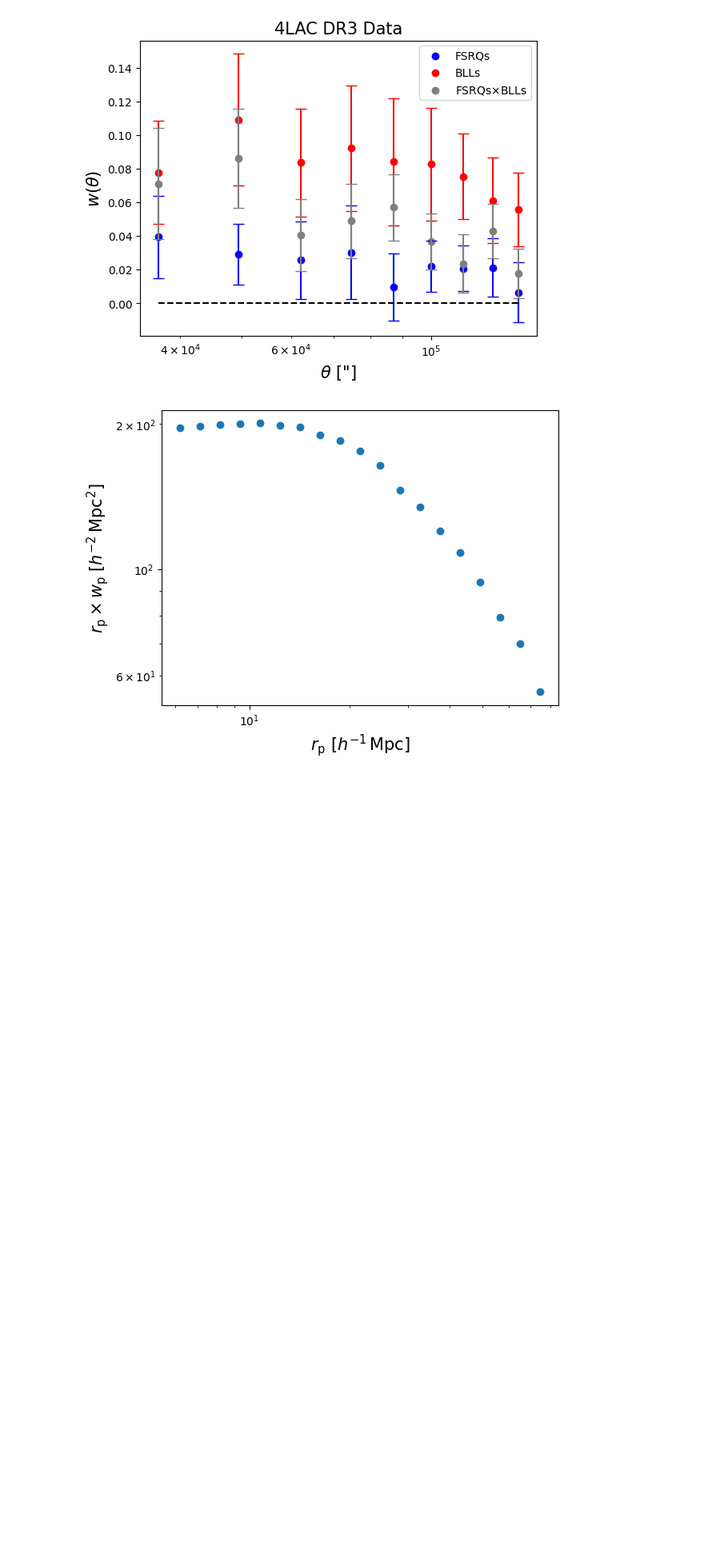
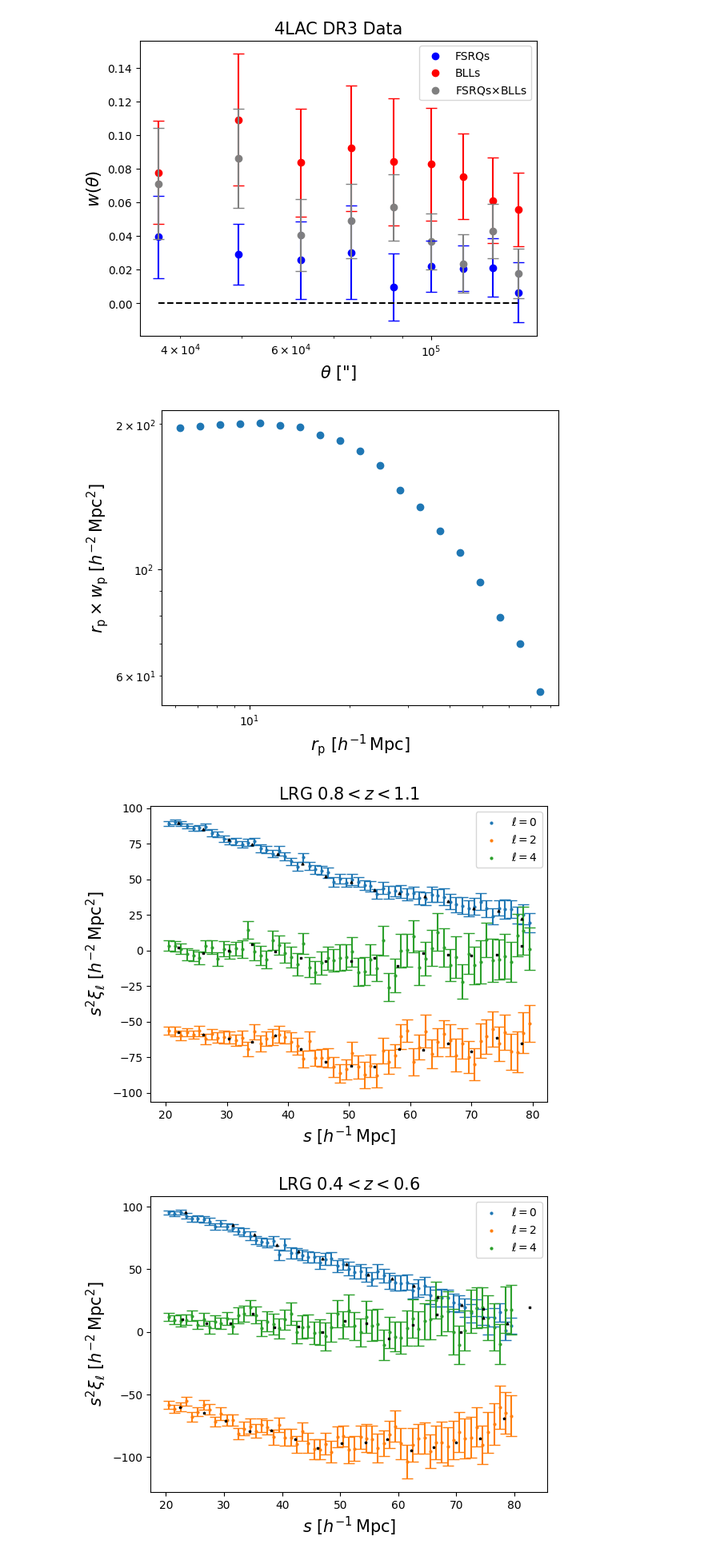
Before and after one commit to mctcampb/blazar_project, a Jupyter notebook: blazar_notebook.ipynb, the cells around one changed output. Shown at 80% size. Drawn from its saved outputs; the diff is of its cells as text; code cells hidden in the pictures; blank space fills up the shorter version.

```diff
--- a/blazar_notebook.ipynb
+++ b/blazar_notebook.ipynb
@@ -208,12 +217,6 @@ wp_desi = np.load('wp_desi.npy', allow_pickle = True).ravel()[0]
 # %%
 sep = wp_desi.sep[1:, 0]
 wp = wp_desi(pimax = 100.)[1:]
-dvecs = []
-
-#for i in wp_desi.realizations:
-#    dvecs.append(wp_desi.realization(i)(pimax = 100.)[1:]) # Code was missing jk realizations
-
-#cov = cov = np.cov(dvecs, rowvar = False, bias = True) * (len(wp_desi.realizations) - 1)
 # %%
 plt.scatter(sep, wp * sep)
 plt.xlabel(r'$r_{\mathrm{p}}\,\,[h^{-1}\,\mathrm{Mpc}]$', fontsize = 15)
@@ -222,3 +225,58 @@ plt.xscale('log')
 plt.yscale('log')
 # %% [output]
 [figure]
+# %%
+files = glob('eta_z*.npy')
+z_bin_dict = {'z1':[0.4, 0.6], 'z2':[0.6, 0.8], 'z3':[0.8, 1.1]}
+mu_midpts = (np.linspace(-1, 1, 200)[1:] + np.linspace(-1, 1, 200)[:-1]) / 2
+dx = mu_midpts[1] - mu_midpts[0]
+L2 = 0.5 * ((3 * (mu_midpts ** 2)) -1) # 2nd degree Legendre polynomial
+L4 = (1 / 8) * ((35 * (mu_midpts ** 4)) - (30 * (mu_midpts ** 2)) + 3) # 4th degree
+
+for f in files:
+    z_bin = f.split('_')[-1].replace('.npy', '')
+    bin_edges = z_bin_dict[z_bin]
+    eta = np.load(f, allow_pickle = True).ravel()[0]
+
+    ell_0 = 0.5 * np.sum(eta.corr * dx, axis = 1)
+    ell_2 = 2.5 * np.sum(eta.corr * L2 * dx, axis = 1)
+    ell_4 = 4.5 * np.sum(eta.corr * L4 * dx, axis = 1)
+
+    dvecs = np.empty((len(eta.realizations), len(ell_0), 3)) # Each column is a different variable
+
+    for i in eta.realizations:
+        corr = eta.realization(i).corr
+        ell_0_ = 0.5 * np.sum(corr * dx, axis = 1)
+        ell_2_ = 2.5 * np.sum(corr * L2 * dx, axis = 1)
+        ell_4_ = 4.5 * np.sum(corr * L4 * dx, axis = 1)
+
+        dvecs[i, :, 0] = ell_0_
+        dvecs[i, :, 1] = ell_2_
+        dvecs[i, :, 2] = ell_4_
+
+    err_0 = np.sqrt((np.cov(dvecs[:, :, 0], rowvar = False, bias = True) * (len(eta.realizations) - 1)).diagonal())
+    err_2 = np.sqrt((np.cov(dvecs[:, :, 1], rowvar = False, bias = True) * (len(eta.realizations) - 1)).diagonal())
+    err_4 = np.sqrt((np.cov(dvecs[:, :, 2], rowvar = False, bias = True) * (len(eta.realizations) - 1)).diagonal())
+
+    desi_0 = np.loadtxt('desi_' + z_bin + '_0.txt', delimiter = ',')
+    desi_2 = np.loadtxt('desi_' + z_bin + '_2.txt', delimiter = ',')
+    desi_4 = np.loadtxt('desi_' + z_bin + '_4.txt', delimiter = ',')
+
+    plt.scatter(eta.sep[:, 0], (eta.sep[:, 0] ** 2) * ell_0, label = r'$\ell=0$', s = 4)
+    plt.errorbar(eta.sep[:, 0], (eta.sep[:, 0] ** 2) * ell_0, yerr = (eta.sep[:, 0] ** 2) * err_0, linestyle = '', capsize = 5)
+    plt.scatter(desi_0[:, 0], desi_0[:, 1], s = 4, marker = '^', color = 'k', zorder = 100)
+    plt.scatter(eta.sep[:, 0], (eta.sep[:, 0] ** 2) * ell_2, label = r'$\ell=2$', s = 4)
+    plt.errorbar(eta.sep[:, 0], (eta.sep[:, 0] ** 2) * ell_2, yerr = (eta.sep[:, 0] ** 2) * err_2, linestyle = '', capsize = 5)
+    plt.scatter(desi_2[:, 0], desi_2[:, 1], s = 4, marker = 's', color = 'k', zorder = 101)
+    plt.scatter(eta.sep[:, 0], (eta.sep[:, 0] ** 2) * ell_4, label = r'$\ell=4$', s = 4)
+    plt.errorbar(eta.sep[:, 0], (eta.sep[:, 0] ** 2) * ell_4, yerr = (eta.sep[:, 0] ** 2) * err_4, linestyle = '', capsize = 5)
+    plt.scatter(desi_4[:, 0], desi_4[:, 1], s = 4, marker = '*', color = 'k', zorder = 102)
+    plt.title('LRG ' + str(bin_edges[0]) + r'$<z<$' + str(bin_edges[1]), fontsize = 15)
+    plt.xlabel(r'$s\,\,[h^{-1}\,\mathrm{Mpc}]$', fontsize = 15)
+    plt.ylabel(r'$s^2\xi_\ell\,\,[h^{-2}\,\mathrm{Mpc}^2]$', fontsize = 15)
+    plt.legend(loc = 'best')
+    plt.savefig('desi_lrg_' + z_bin + '.png', dpi = 400, bbox_inches = 'tight')
+    plt.show()
+# %% [output]
+[figure, added]
+[figure, added]
```
Also changed, not shown: parts of 60 cells of this notebook.
